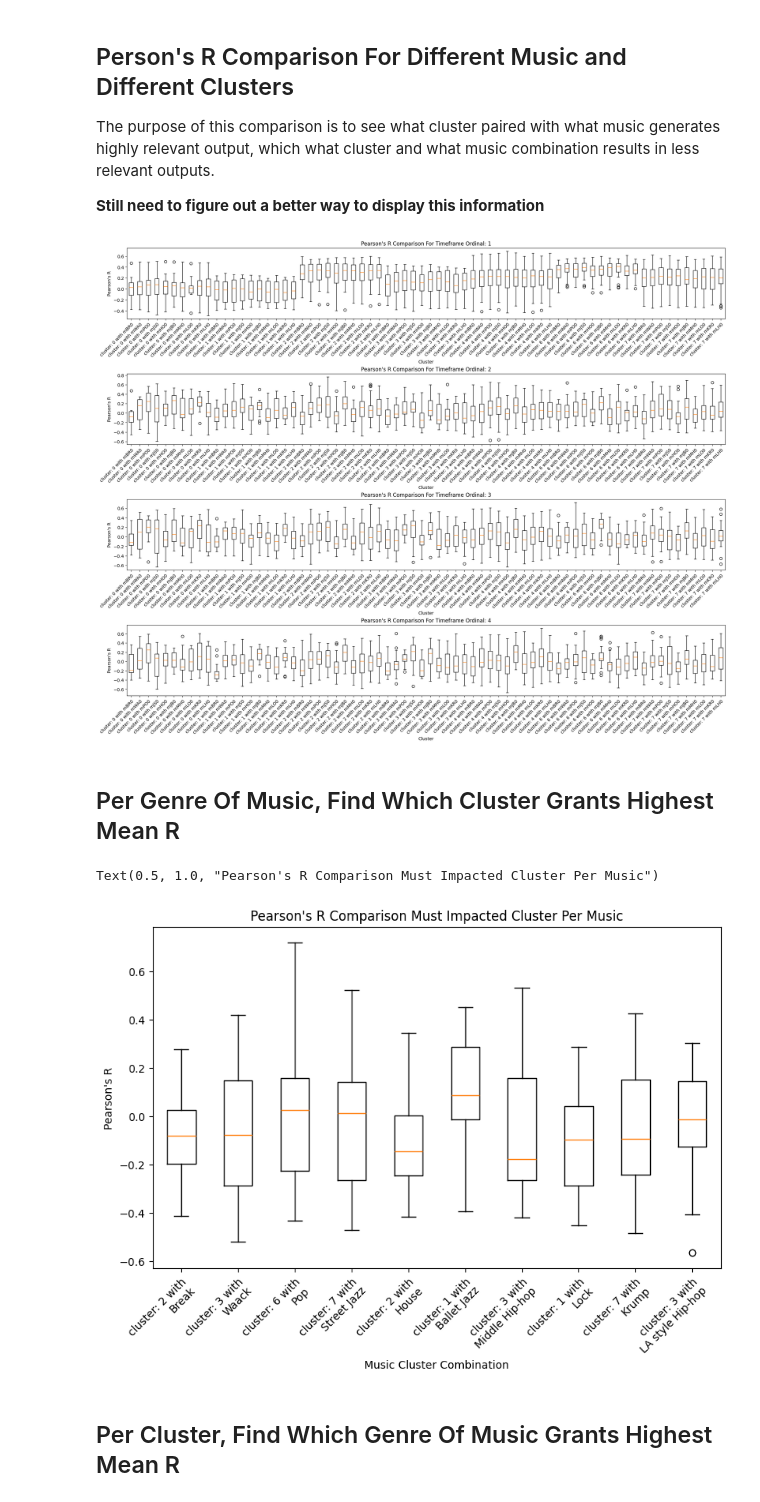
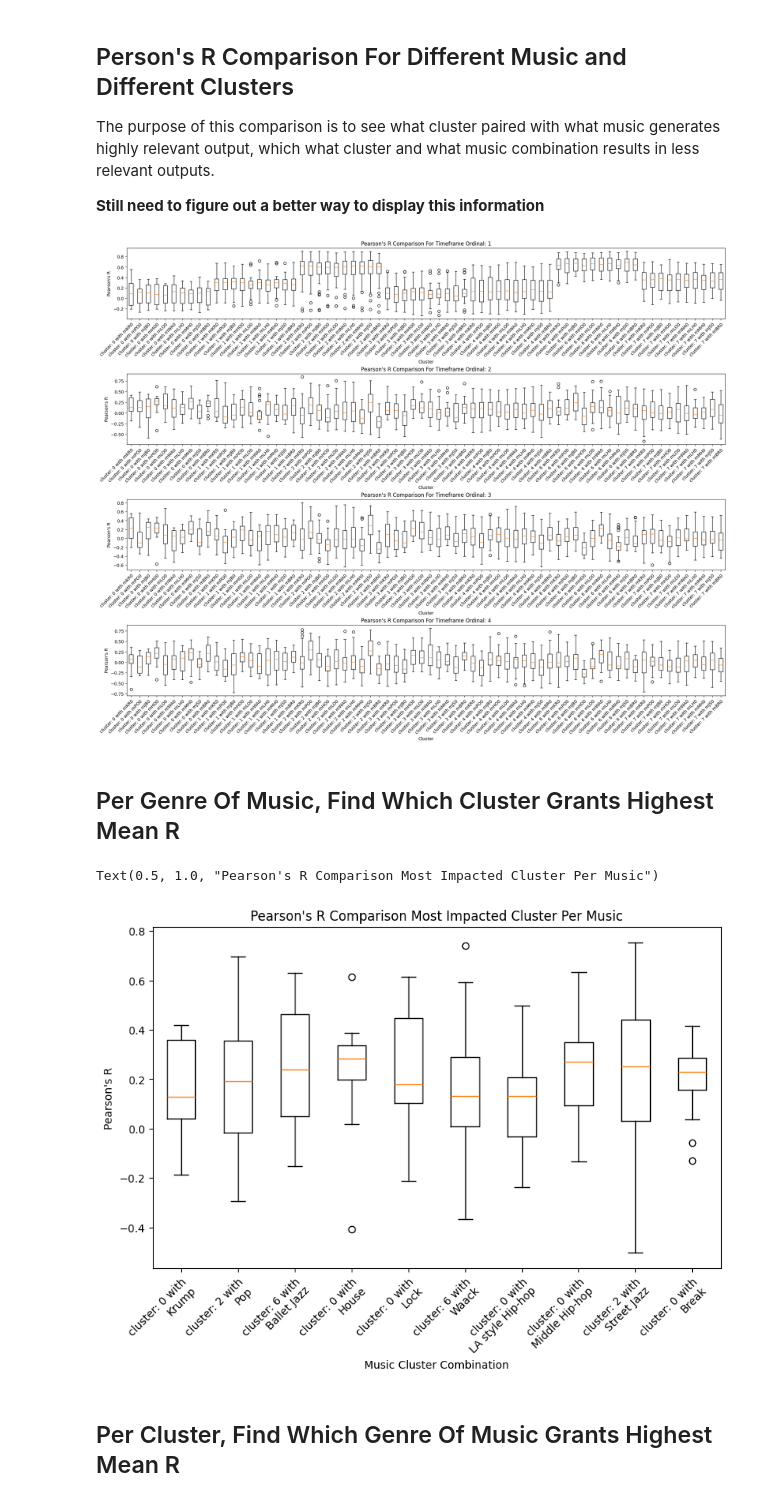
Before and after one commit to yangmma/dance-ai-research-project, a Jupyter notebook: src/utils/laban_analysis/analysis_generated.ipynb, the cells around one changed output. Drawn from its saved outputs; the diff is of its cells as text; code cells hidden in the pictures.

```diff
--- a/src/utils/laban_analysis/analysis_generated.ipynb
+++ b/src/utils/laban_analysis/analysis_generated.ipynb
@@ -97,6 +97,8 @@ output_df = output_df.drop(
 from sklearn.preprocessing import StandardScaler
 scaler = StandardScaler()
 name_df = df.clone()
+
+# scale output
 scaling_df = output_df.drop(
     pl.col("name"),
     pl.col("num"),
@@ -114,6 +116,17 @@ concat_df = output_df.select(
 scaling_df = pl.DataFrame(scaler.fit_transform(scaling_df))
 output_df = scaling_df.hstack(concat_df)
 print(output_df)
+
+# scaling input
+scaling_df = input_df.drop(
+    pl.col("name")
+)
+concat_df = input_df.select(
+    pl.col("name")
+)
+scaling_df = pl.DataFrame(scaler.fit_transform(scaling_df))
+input_df = scaling_df.hstack(concat_df)
+print(input_df)
 
 names = input_df.filter(
     pl.col("name") != "dance_data_23_corrected"
@@ -304,13 +316,13 @@ for win in range(0, 4):
     axs[win].set_title(f"Pearson's R Comparison For Timeframe Ordinal: {win + 1}")
 plt.show()
 # %% [output]
-[figure, old version]
+[figure, new version]
 # %% [markdown]
 ## Per Genre Of Music, Find Which Cluster Grants Highest Mean R
 # %%
 
 # Do this for ordinal 1 first
-win = 2
+win = 1
 r_dict = {}
 order_df = pl.DataFrame()
 for cluster in clusters:
@@ -321,37 +333,37 @@ for cluster in clusters:
             pl.col("cluster") == cluster,
         )["r"].to_numpy()
         music_name = music_dict[music]
         label = f"cluster: {cluster} with\n{music_name}"
         r_dict[label] = rs
         order_dict = {
             "mean": rs.mean(),
             "music": music,
             "label": label,
         }
         cur_df = pl.from_dict(order_dict)
         order_df = order_df.vstack(cur_df)
 
 fig, ax = plt.subplots(1, 1, figsize=(8, 6), layout="constrained")
 rs = []
 labels = []
 for music in musics:
     cur_df = order_df.filter(
         pl.col("music") == music
     )
-    cur_df = cur_df.sort(by=pl.col("mean"))
+    cur_df = cur_df.sort(by=pl.col("mean"), descending=True)
     row = cur_df.row(0, named=True)
 
     rs.append(r_dict[row["label"]])
     labels.append(row["label"])
 
 ax.boxplot(rs)
 ax.set_xticklabels(labels, rotation=45, ha="right", rotation_mode="anchor")
 ax.set_xlabel("Music Cluster Combination")
 ax.set_ylabel("Pearson's R")
-ax.set_title("Pearson's R Comparison Must Impacted Cluster Per Music")
+ax.set_title("Pearson's R Comparison Most Impacted Cluster Per Music")
 # %% [output]
-Text(0.5, 1.0, "Pearson's R Comparison Must Impacted Cluster Per Music")
+Text(0.5, 1.0, "Pearson's R Comparison Most Impacted Cluster Per Music")
-[figure, old version]
+[figure, new version]
 # %% [markdown]
 
 ## Per Cluster, Find Which Genre Of Music Grants Highest Mean R
```
Also changed, not shown: parts of 9 cells of this notebook.
